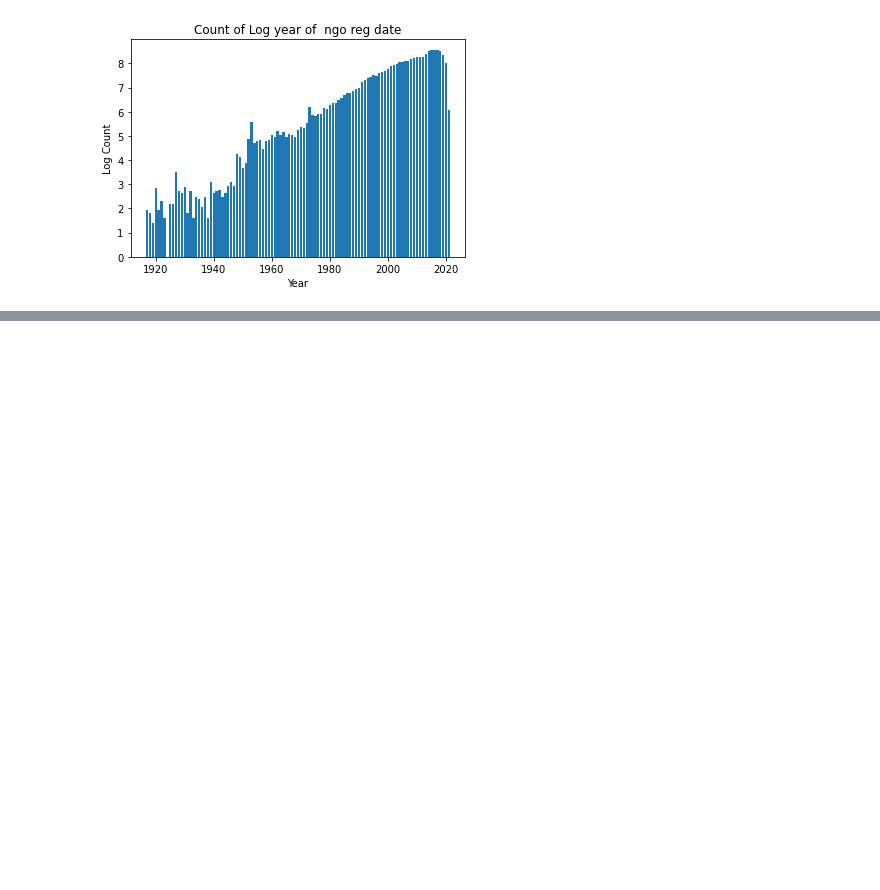
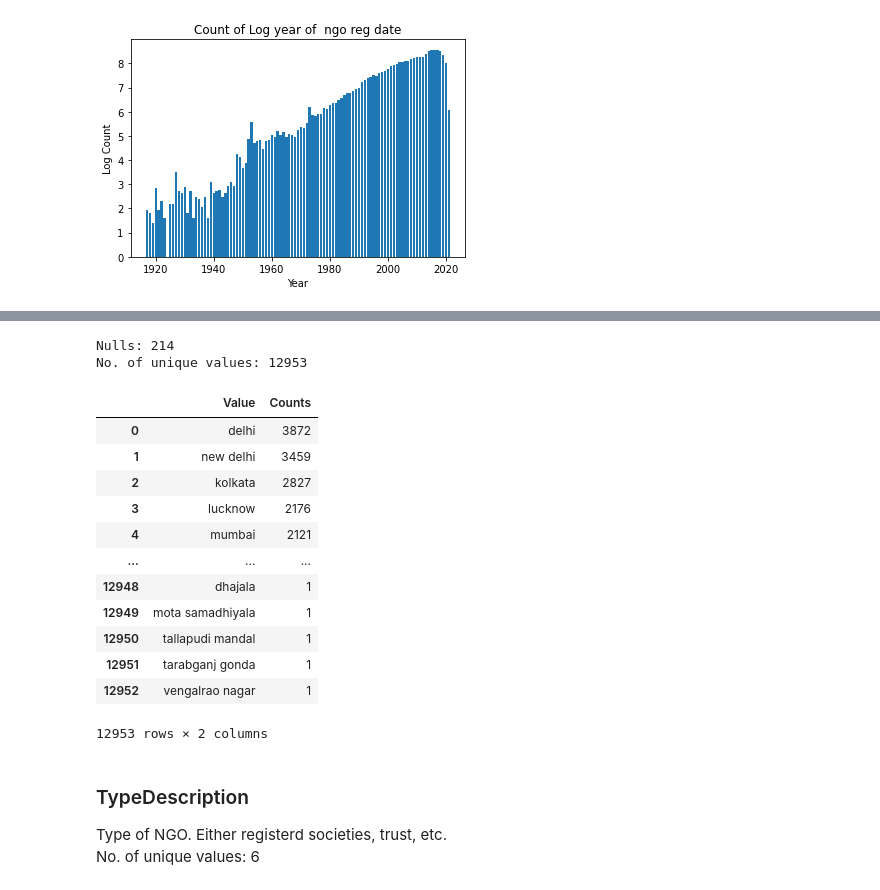
Before and after one commit to shayan-khoygani/Codebook, a Jupyter notebook: 42621 Final_Data_ngodarpan.gov.in/42621 Final_Data_ngodarpan.gov.in.ipynb, the cells around one changed output, grey strips where cells are left out. Cells and saved outputs as stored; diff of their text form; code cells hidden in the pictures; blank space fills up the shorter version.

```diff
--- a/42621 Final_Data_ngodarpan.gov.in/42621 Final_Data_ngodarpan.gov.in.ipynb
+++ b/42621 Final_Data_ngodarpan.gov.in/42621 Final_Data_ngodarpan.gov.in.ipynb
@@ -1268,0 +1349,3 @@ plt.show()
+# %%
+column = dataset["nr city"]
+column
@@ -1268,0 +1365,35 @@ plt.show()
+# %%
+# Nulls
+print("Nulls:", sum(column.isnull()))
+column = column.dropna()
+
+# Lowercase all strings
+column = column.str.lower()
+
+# Unique values
+print("No. of unique values:", len(column.unique()))
+
+# Value counts
+counts = column.value_counts().rename_axis('Value').reset_index(name='Counts')
+counts
+# %% [output]
+Nulls: 214
+No. of unique values: 12953
+|  | Value | Counts |
+| 0 | delhi | 3872 |
+| 1 | new delhi | 3459 |
+| 2 | kolkata | 2827 |
+| 3 | lucknow | 2176 |
+| 4 | mumbai | 2121 |
+| ... | ... | ... |
+| 12948 | dhajala | 1 |
+| 12949 | mota samadhiyala | 1 |
+| 12950 | tallapudi mandal | 1 |
+| 12951 | tarabganj gonda | 1 |
+| 12952 | vengalrao nagar | 1 |
+12953 rows × 2 columns
+# %% [markdown]
+### TypeDescription
+<a class="anchor" id="4.19"></a>
+Type of NGO. Either registerd societies, trust, etc.
+No. of unique values: 6
```
Also changed, not shown: parts of 8 cells of this notebook.
